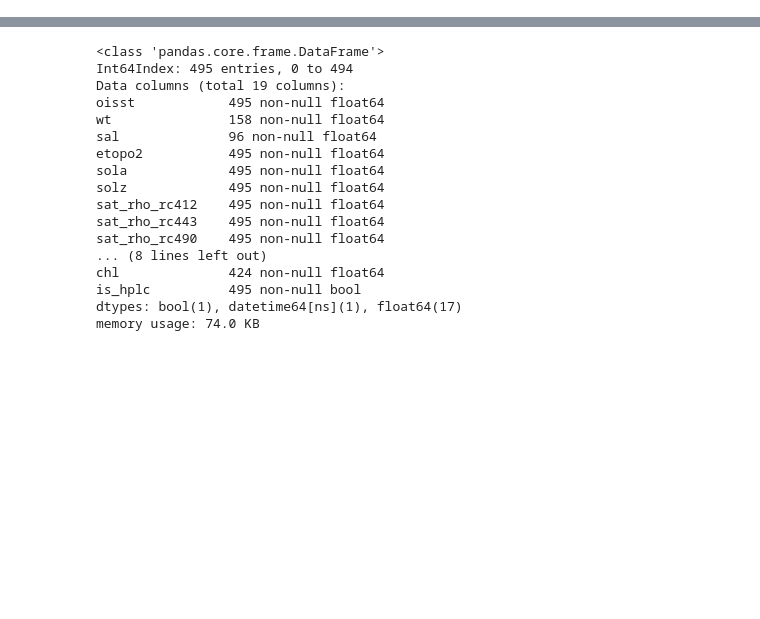
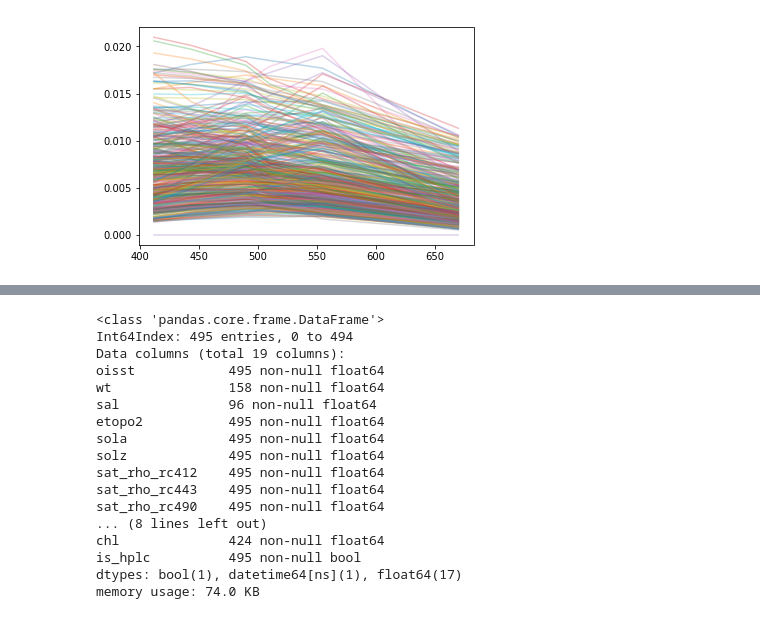
Before and after one commit to madHatter106/TOA_ML, a Jupyter notebook: TOA_ML_1_DataPrep_2.ipynb, the cells around one changed output, grey strips where cells are left out. Saved outputs shown, nothing was run; the diff lists cells and outputs as text; code cells hidden in the pictures; blank space fills up the shorter version.

```diff
--- a/TOA_ML_1_DataPrep_2.ipynb
+++ b/TOA_ML_1_DataPrep_2.ipynb
@@ -32,3 +32,5 @@ df.head().T
 | chl_hplc | NaN | 0.118 | NaN | 0.614 | 0.158 |
 | chl | 0.091 | 0.118 | NaN | 0.614 | 0.158 |
 | is_hplc | False | True | False | True | True |
+# %%
+x = df.filter(regex='sat_rho_', axis=1)
@@ -34,0 +41,6 @@ df.head().T
+# %%
+l = [412, 443, 490, 510, 555, 670]
+# %%
+pl.plot(l, x.T, alpha=0.3);
+# %% [output]
+[figure, added]
```
Also changed, not shown: parts of 4 cells of this notebook, 3 other files.
